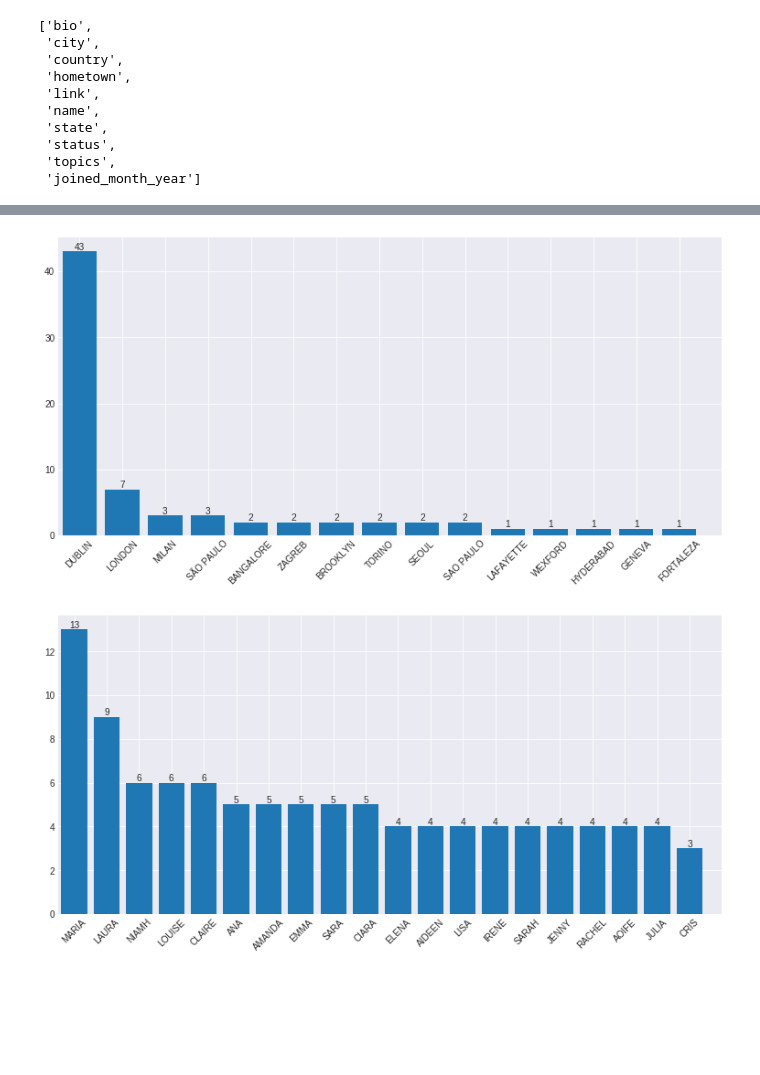
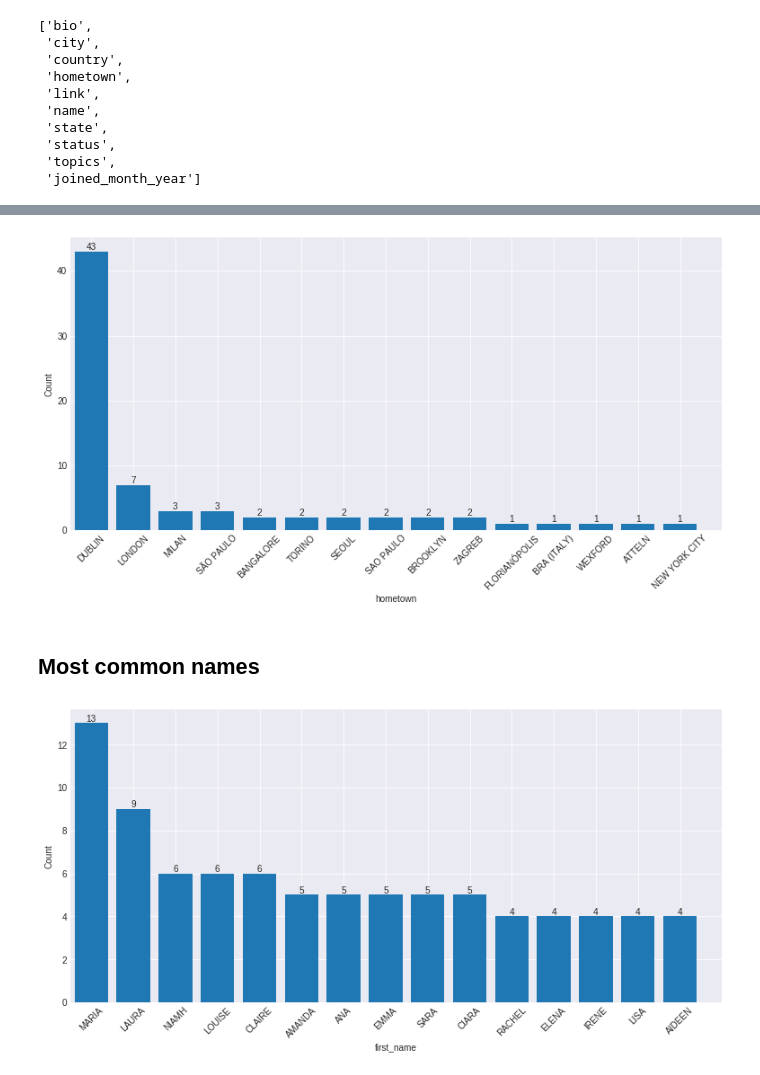
Before and after one commit to amaralcs/meetup_eda, a Jupyter notebook: user_eda.ipynb, the cells around one changed output, grey strips where cells are left out. Drawn from its saved outputs; the diff is of its cells as text; code cells hidden in the pictures; blank space fills up the shorter version.

```diff
--- a/user_eda.ipynb
+++ b/user_eda.ipynb
@@ -180,6 +181,10 @@ Growth rate 6.96%
 # %%
 fig, ax = plt.subplots(figsize = FIG_SIZE)
 ax.plot(malthusian_growth, c='g')
+ax.set_xlabel('Months since group created')
+ax.set_ylabel('# of members')
+ax.set_title('Exponential growth of Pyladies with uniform rate of growth')
+
 plt.style.use('seaborn-darkgrid')
 plt.show()
 # %% [output]
@@ -198,13 +203,15 @@ user_df['status'].unique().tolist()
 * Last visited the group page
 * Topics of Interest
 # %%
-def top_n_barplot(df, col, n=15, rot=45):
-    data = df[col].value_counts()[:n]
+def top_n_barplot(df, col, start=0, end=15, rot=45):
+    data = df[col].value_counts()[start:end]
     fig, ax = plt.subplots(figsize=FIG_SIZE)
     x = data.index.tolist()
 
     ax.bar(x=x, height=data)
     ax.set_xlim(xmin=-0.5, xmax=len(x))
+    ax.set_xlabel(col)
+    ax.set_ylabel('Count')
 
     bar_list = ax.patches
     for bar, label in zip(bar_list, data):
@@ -213,6 +220,7 @@ def top_n_barplot(df, col, n=15, rot=45):
                 ha='center', va='bottom')
 
     plt.xticks(rotation=rot)
+    plt.style.use('seaborn-darkgrid')
     plt.show()
 # %%
 string_cols = [idx for c, idx in zip(user_df.dtypes, user_df.dtypes.index) if c=='object']
@@ -243,0 +242,11 @@ top_n_barplot(user_df, 'country',15)
+# %%
+iso3_list = ['ARG', 'AUS', 'BEL', 'BRA', 'CAN', 'CHE', 'CHL', 'CZE', 'DEU', 'ESP', 'FRA',\
+            'GBR', 'HUN', 'IRL', 'IND', 'JPN', 'KOR', 'LTU', 'NLD', 'NZL', 'POL', 'PRT', \
+            'ROU', 'SWE', 'THA', 'TUR', 'UAE', 'USA']
+iso2_map = {
+    iso2:iso3
+    for iso2, iso3
+    in zip(sorted(user_df['country'].unique()), iso3_list)
+}
+
+user_df['country'] = user_df['country'].apply(lambda c: iso2_map[c])
@@ -250,10 +275,12 @@ user_df['hometown'] = (
 # %%
 top_n_barplot(user_df, 'hometown')
 # %% [output]
-[figure, old version]
+[figure, new version]
 # %%
 user_df['first_name'] = user_df['name'].str.replace(r'(^\s+)|(\s+$)','').str.upper().str.split(' ').apply(lambda s: s[0])
+# %% [markdown]
+## Most common names
 # %%
-top_n_barplot(user_df, 'first_name', 20)
+top_n_barplot(user_df, 'first_name')
 # %% [output]
-[figure, old version]
+[figure, new version]
```
Also changed, not shown: parts of 18 cells of this notebook.
